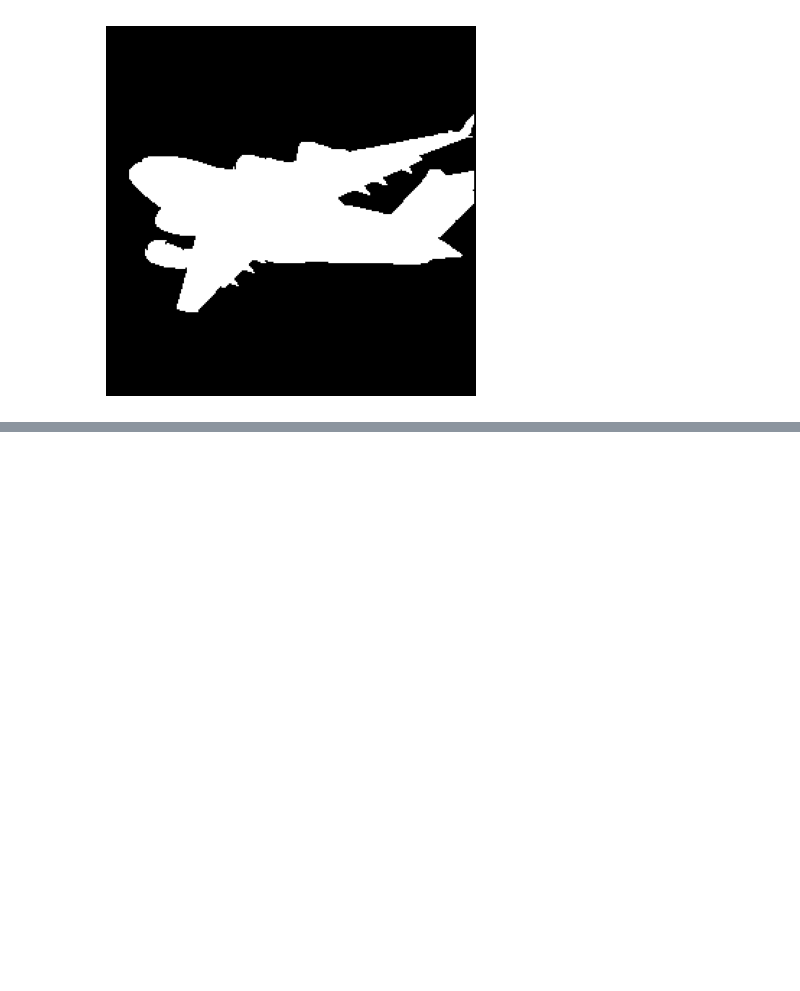
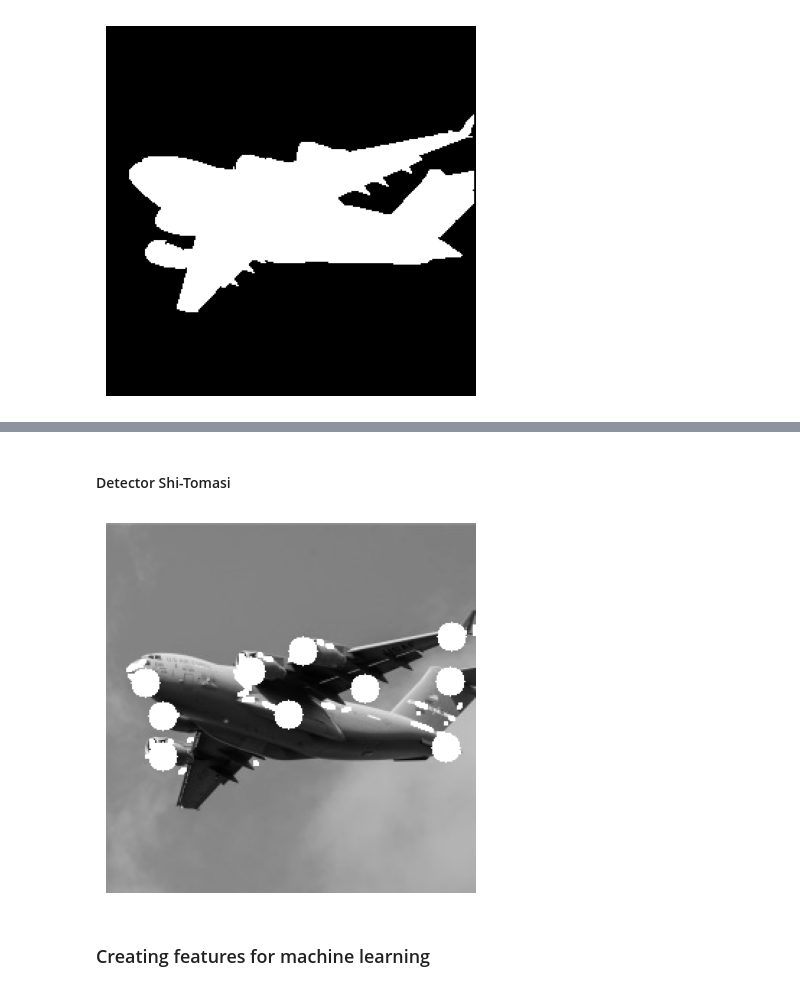
Before and after one commit to MaxAndreev27/machine-learning, a Jupyter notebook: 08_handling_images/handling_images.ipynb, the cells around one changed output, grey strips where cells are left out. Cells and saved outputs as stored; diff of their text form; code cells hidden in the pictures; blank space fills up the shorter version.

```diff
--- a/08_handling_images/handling_images.ipynb
+++ b/08_handling_images/handling_images.ipynb
@@ -239,0 +293,33 @@ plt.show()
+# %% [markdown]
+#### Detector Shi-Tomasi
+# %%
+# Set parameters for Shi-Tomasi corner detection
+corners_to_detect = 10
+minimum_quality_score = 0.05
+minimum_distance = 25
+
+# Detect corners using Shi-Tomasi method
+corners = cv2.goodFeaturesToTrack(
+    image_gray_256,
+    corners_to_detect,
+    minimum_quality_score,
+    minimum_distance
+)
+
+corners = np.int16(corners)
+
+# Обвести каждый угол белым кругом
+for corner in corners:
+    x, y = corner[0]
+    cv2.circle(image_bgr_256, (x, y), 10, (255, 255, 255), -1)
+
+# Преобразовать в оттенки серого
+image_gray_256 = cv2.cvtColor(image_bgr_256, cv2.COLOR_BGR2GRAY)
+
+plt.imshow(image_gray_256, cmap="gray")
+plt.axis("off")
+plt.show()
+# %% [output]
+[figure, added]
+# %% [markdown]
+### Creating features for machine learning
```
Also changed, not shown: parts of 24 cells of this notebook, 2 other files.
